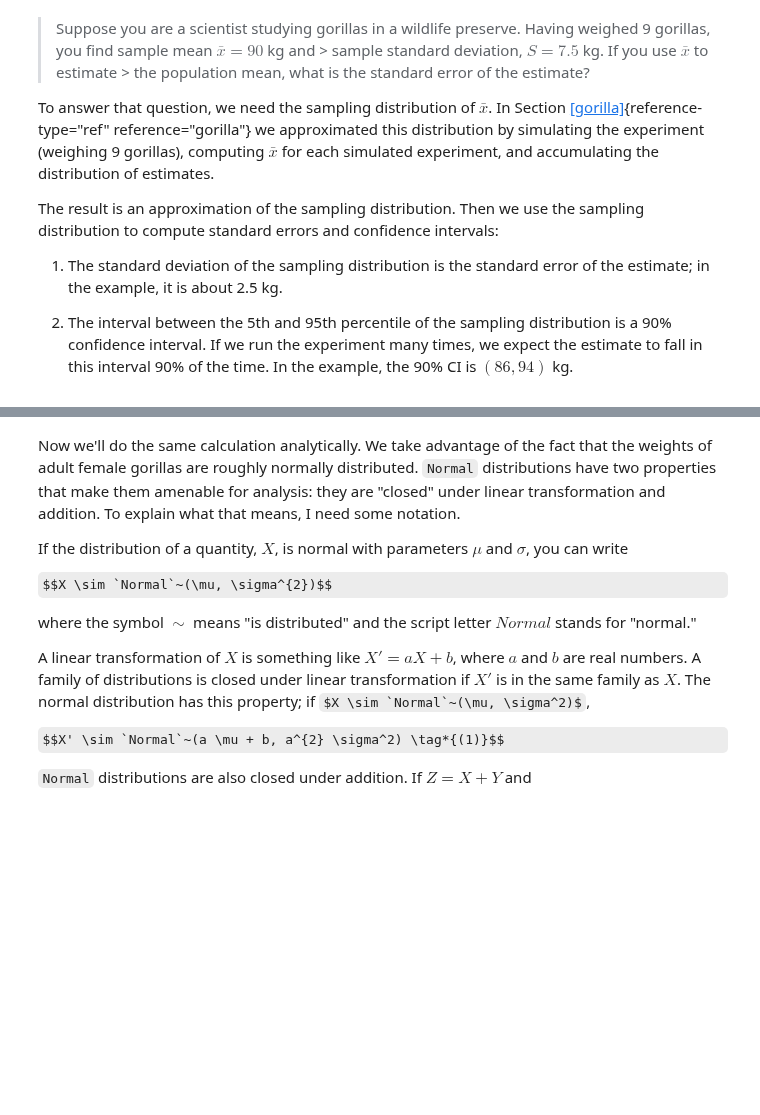
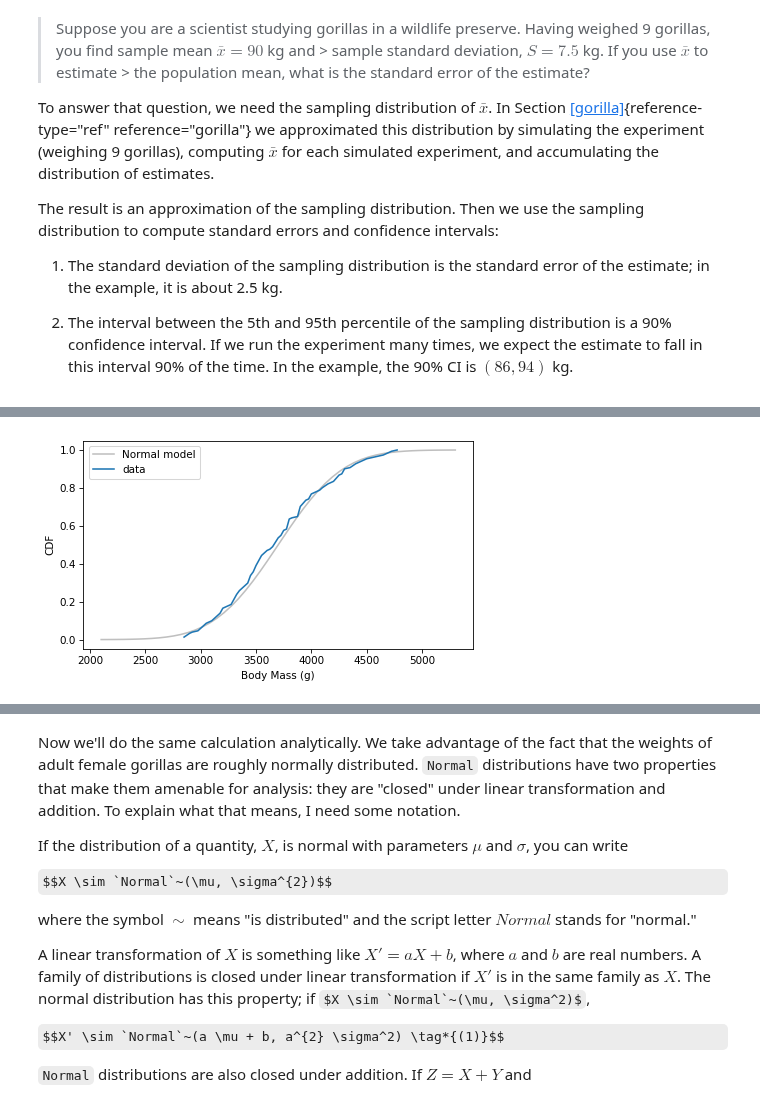
Before and after one commit to AllenDowney/ThinkStats, a Jupyter notebook: soln/chap14.ipynb, the cells around one changed output, grey strips where cells are left out. Drawn from its saved outputs; the diff is of its cells as text; code cells hidden in the pictures; some formulas as TeX source; blank space fills up the shorter version.

```diff
--- a/soln/chap14.ipynb
+++ b/soln/chap14.ipynb
@@ -63,0 +82,3 @@ In the example, the 90% CI is $(86, 94)$ kg.
+# %%
+adelie = penguins.query('Species.str.startswith("Adelie")').copy()
+len(adelie)
@@ -63,0 +88,5 @@ In the example, the 90% CI is $(86, 94)$ kg.
+# %%
+from empiricaldist import Cdf
+
+weights = adelie["Body Mass (g)"]
+cdf_weights = Cdf.from_seq(weights)
@@ -63,0 +95,3 @@ In the example, the 90% CI is $(86, 94)$ kg.
+# %%
+m, s = np.mean(weights), np.std(weights)
+m, s
@@ -63,0 +101,6 @@ In the example, the 90% CI is $(86, 94)$ kg.
+# %%
+from scipy.stats import norm
+
+dist = norm(m, s)
+qs = np.linspace(m - 3.5 * s, m + 3.5 * s)
+ps = dist.cdf(qs)
@@ -63,0 +109,7 @@ In the example, the 90% CI is $(86, 94)$ kg.
+# %%
+plt.plot(qs, ps, color="gray", alpha=0.5, label="Normal model")
+cdf_weights.plot(label="data")
+
+decorate(ylabel="CDF")
+# %% [output]
+[figure, added]
```
Also changed, not shown: parts of 58 cells of this notebook.
